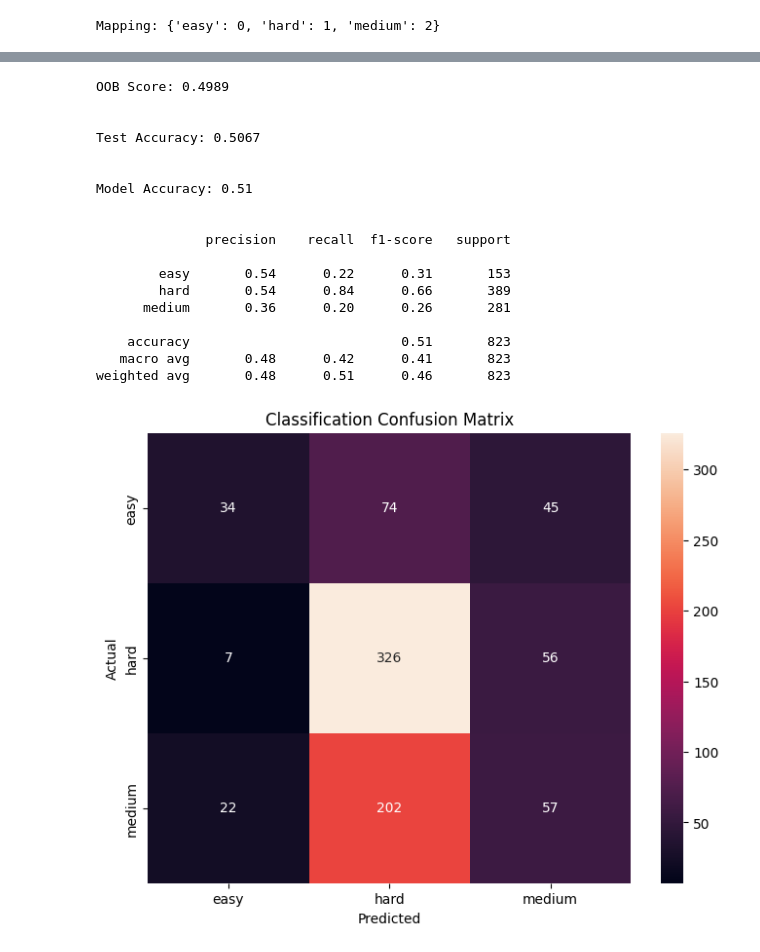
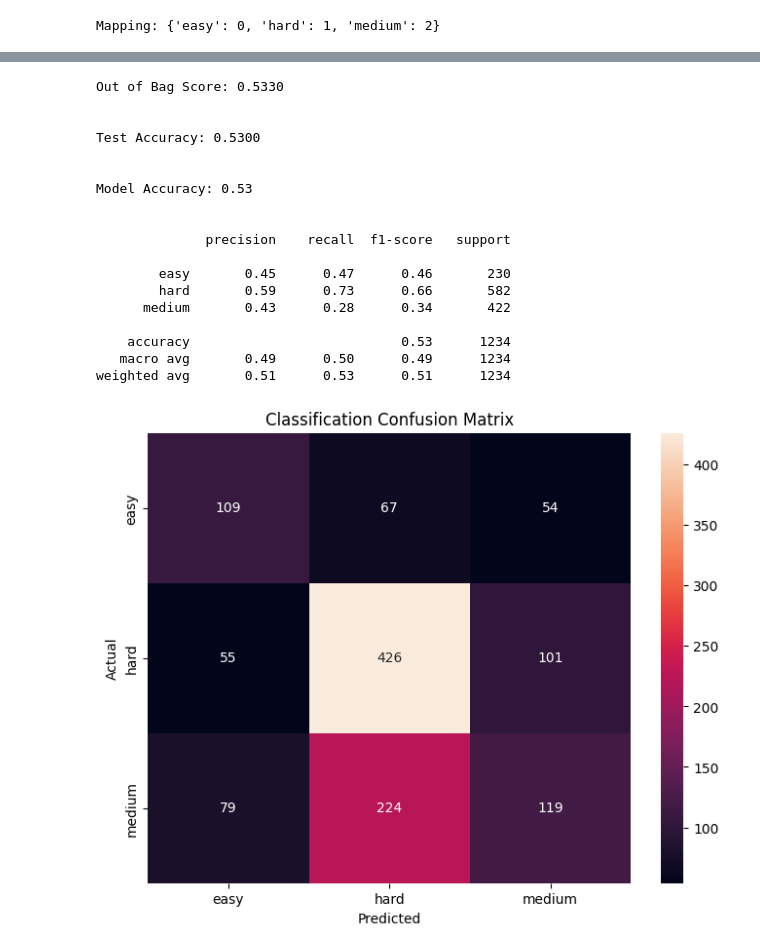
Before and after one commit to UMARFARUQE2007/AutoJudge, a Jupyter notebook: proj.ipynb, the cells around one changed output, grey strips where cells are left out. Drawn from its saved outputs; the diff is of its cells as text; code cells hidden in the pictures.

Commit message:
Implemented Grid Search,comparing accuracy with and without

```diff
--- a/proj.ipynb
+++ b/proj.ipynb
@@ -37,8 +37,8 @@ Mapping: {'easy': 0, 'hard': 1, 'medium': 2}
 # %%
 hard_topics = [
     'convex hull', 'mobius', 'segment tree', 'flow', 'centroid',
-    'geometry', 'gcd', 'subarray', 'mex', 'dynamic programming',
-    'modulo', 'bitwise', 'graph', 'expected value','permutations','xor'
+    'geometry', 'gcd', 'mex', 'dynamic programming',
+    'modulo', 'bitwise', 'graph', 'expected value','permutations','xor','shortest path','grid','query','range','range query'
 ]
 for j in range(len(hard_topics)):
     topic = hard_topics[j]
@@ -59,4 +59,5 @@ for j in range(len(mathsym)):
     sym = mathsym[j]
     df['math_count'] += df['combined_text'].str.count(re.escape(sym))
 df['has_high_constraints'] = df['combined_text'].str.contains(r'10\^5|10\^9|1000000007|1e9|1e5', regex=True).astype(int)
+df['math_density'] = df['math_count'] / (df['combined_text'].str.len() + 1)
 # %%
@@ -97,7 +172,7 @@ from sklearn.model_selection import train_test_split
 X_train, X_test, y_train, y_test = train_test_split(
     Xf,
     df['difficulty_label'],
-    test_size=0.2,
+    test_size=0.3,
     random_state=7,   #rerun doesn't changes it
     stratify=df['difficulty_label']  #maintain a good ratio
 )
@@ -107,0 +183,25 @@ print(f" on {X_train.shape[0]} problems...")
+# %%
+from sklearn.pipeline import Pipeline
+from sklearn.model_selection import GridSearchCV, StratifiedKFold
+from sklearn.decomposition import TruncatedSVD
+
+pipe = Pipeline([
+    ('svd', TruncatedSVD(n_components=700, random_state=7)),
+    ('clf', RandomForestClassifier(oob_score=True, random_state=7))
+])
+
+param_grid = {
+    'svd__n_components': [100, 200],
+    'clf__n_estimators': [200, 500],
+    'clf__max_features': ['sqrt', 0.2],
+    'clf__max_depth': [None, 30],
+    'clf__min_samples_leaf': [1, 3],
+}
+
+cv = StratifiedKFold(n_splits=3, shuffle=True, random_state=7)
+gs = GridSearchCV(pipe, param_grid, cv=cv, n_jobs=-1, scoring='accuracy', verbose=2)
+gs.fit(X_train, y_train)
+print("Best params:", gs.best_params_)
+print("CV score:", gs.best_score_)
+best = gs.best_estimator_
+y_pred = best.predict(X_test)
@@ -108,45 +226,52 @@ print(f" on {X_train.shape[0]} problems...")
 # %%
 from sklearn.metrics import accuracy_score, confusion_matrix, classification_report
 import seaborn as sns
 import matplotlib.pyplot as plt
 from sklearn.ensemble import RandomForestClassifier
-clf = RandomForestClassifier(n_estimators=200,max_features = 'sqrt',oob_score=True,random_state=7)
+clf = RandomForestClassifier(
+    n_estimators=500,
+    max_features='sqrt',
+    class_weight='balanced_subsample',
+    min_samples_leaf=3,
+    oob_score=True,
+    random_state=7,
+)
 clf.fit(X_train, y_train)
 y_pred = clf.predict(X_test)
-print(f"OOB Score: {clf.oob_score_:.4f}")
+print(f"Out of Bag Score: {clf.oob_score_:.4f}")
 print("\n")
 print(f"Test Accuracy: {clf.score(X_test, y_test):.4f}")
 print("\n")
 print(f"Model Accuracy: {accuracy_score(y_test, y_pred):.2f}")
 print("\n")
 print(classification_report(y_test, y_pred, target_names=le.classes_))
 cm = confusion_matrix(y_test, y_pred)
 plt.figure(figsize=(8,6))
 sns.heatmap(cm, annot=True, fmt='d', xticklabels=le.classes_, yticklabels=le.classes_)
 plt.xlabel('Predicted')
 plt.ylabel('Actual')
 plt.title('Classification Confusion Matrix')
 plt.show()
 # %% [output]
-OOB Score: 0.4989
+Out of Bag Score: 0.5330
 
 
-Test Accuracy: 0.5067
+Test Accuracy: 0.5300
 
 
-Model Accuracy: 0.51
+Model Accuracy: 0.53
 
 
               precision    recall  f1-score   support
 
-        easy       0.54      0.22      0.31       153
-        hard       0.54      0.84      0.66       389
-      medium       0.36      0.20      0.26       281
+        easy       0.45      0.47      0.46       230
+        hard       0.59      0.73      0.66       582
+      medium       0.43      0.28      0.34       422
 
-    accuracy                           0.51       823
-   macro avg       0.48      0.42      0.41       823
-weighted avg       0.48      0.51      0.46       823
+    accuracy                           0.53      1234
+   macro avg       0.49      0.50      0.49      1234
+weighted avg       0.51      0.53      0.51      1234
-[figure, old version]
+[figure, new version]
 # %%
 
 importances = clf.feature_importances_
```
Also changed, not shown: parts of 5 cells of this notebook.
